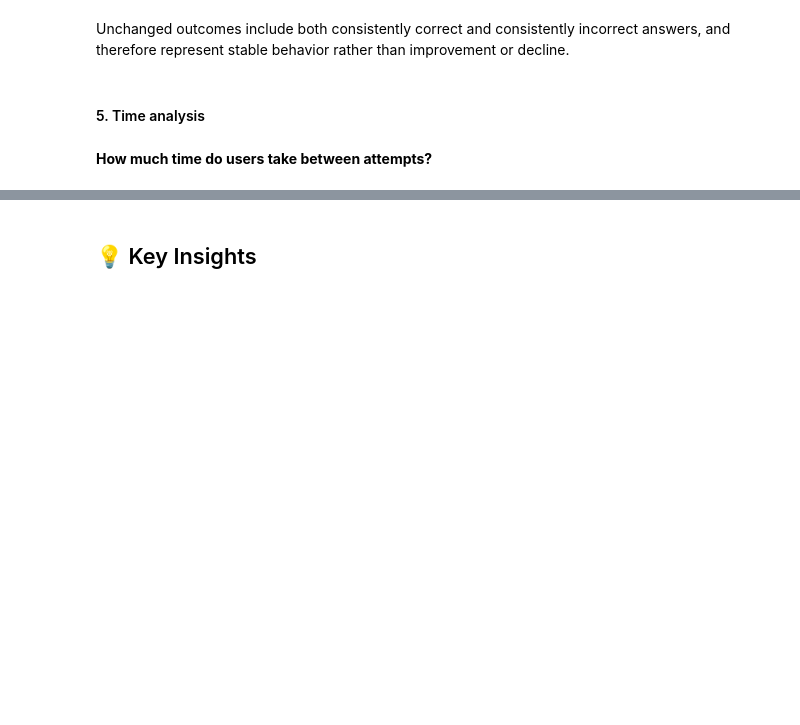
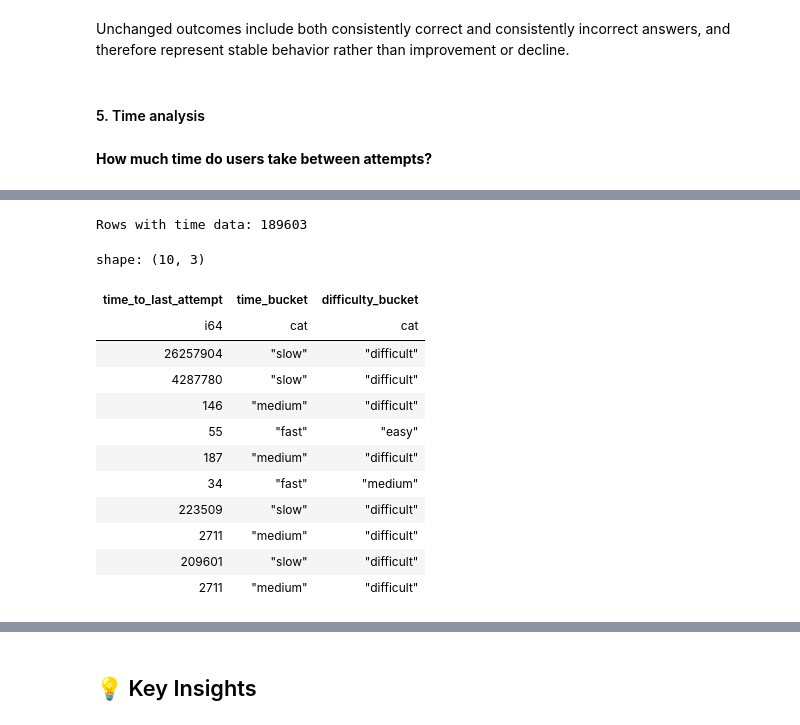
Before and after one commit to doumiSaloua/driving-license-analysis, a Jupyter notebook: Notebooks/analysis.ipynb, the cells around one changed output, grey strips where cells are left out. Saved outputs shown, nothing was run; the diff lists cells and outputs as text; code cells hidden in the pictures; blank space fills up the shorter version.

```diff
--- a/Notebooks/analysis.ipynb
+++ b/Notebooks/analysis.ipynb
@@ -779,0 +767,10 @@ Some users require many attempts while still achieving low success rates, indica
+# %%
+df_analysis = df_analysis.with_columns([
+    pl.col("num_attempts")
+    .qcut([0.33, 0.66], labels=["easy", "medium", "difficult"])
+    .alias("difficulty_bucket")
+])
+
+# Check the new column
+print("Difficulty buckets created:")
+df_analysis.select(["num_attempts", "difficulty_bucket"]).head(10)
@@ -779,0 +812,30 @@ Some users require many attempts while still achieving low success rates, indica
+# %%
+
+df_time = df_analysis.filter(pl.col("time_to_last_attempt").is_not_null())
+
+print(f"Rows with time data: {len(df_time)}")
+
+# Create time buckets
+df_time = df_time.with_columns([
+    pl.col("time_to_last_attempt")
+    .qcut([0.33, 0.66], labels=["fast", "medium", "slow"])
+    .alias("time_bucket")
+])
+
+# Check the result
+df_time.select(["time_to_last_attempt", "time_bucket", "difficulty_bucket"]).head(10)
+# %% [output]
+Rows with time data: 189603
+shape: (10, 3)
+| time_to_last_attempt | time_bucket | difficulty_bucket |
+| i64 | cat | cat |
+| 26257904 | "slow" | "difficult" |
+| 4287780 | "slow" | "difficult" |
+| 146 | "medium" | "difficult" |
+| 55 | "fast" | "easy" |
+| 187 | "medium" | "difficult" |
+| 34 | "fast" | "medium" |
+| 223509 | "slow" | "difficult" |
+| 2711 | "medium" | "difficult" |
+| 209601 | "slow" | "difficult" |
+| 2711 | "medium" | "difficult" |
```
Also changed, not shown: parts of 27 cells of this notebook.
